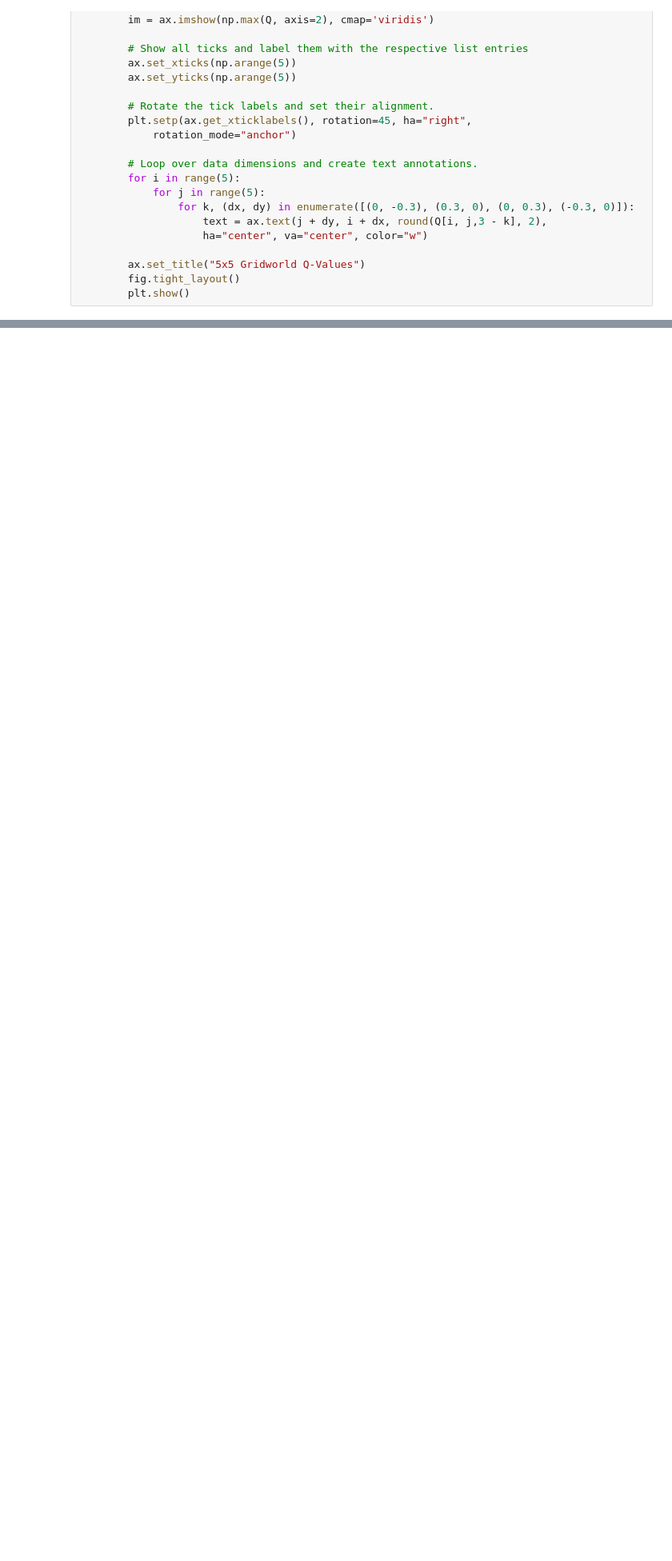
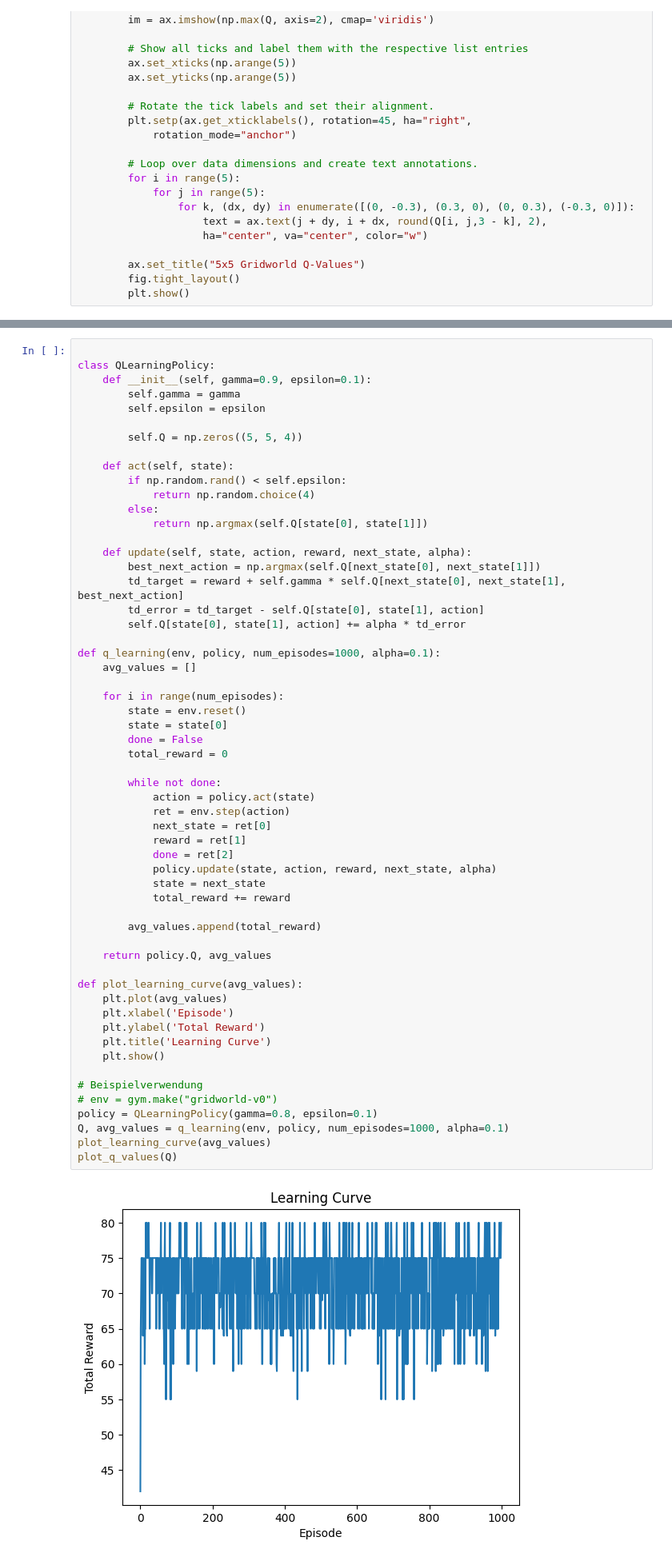
Before and after one commit to Fynn12345/DRL, a Jupyter notebook: sheet4/gridworlds/example_gridworld/B4A1.ipynb, the cells around one changed output, grey strips where cells are left out. Shown at 80% size. Cells and saved outputs as stored; diff of their text form; blank space fills up the shorter version.

```diff
--- a/sheet4/gridworlds/example_gridworld/B4A1.ipynb
+++ b/sheet4/gridworlds/example_gridworld/B4A1.ipynb
@@ -402,0 +403,59 @@ plot_learning_curves([V_1[2], V_2[2], V_3[2], V_4[2], V_5[2]], [1, 2, 3, 4, 5])
+# %%
+
+class QLearningPolicy:
+    def __init__(self, gamma=0.9, epsilon=0.1):
+        self.gamma = gamma
+        self.epsilon = epsilon
+
+        self.Q = np.zeros((5, 5, 4))
+
+    def act(self, state):
+        if np.random.rand() < self.epsilon:
+            return np.random.choice(4)
+        else:
+            return np.argmax(self.Q[state[0], state[1]])
+
+    def update(self, state, action, reward, next_state, alpha):
+        best_next_action = np.argmax(self.Q[next_state[0], next_state[1]])
+        td_target = reward + self.gamma * self.Q[next_state[0], next_state[1], best_next_action]
+        td_error = td_target - self.Q[state[0], state[1], action]
+        self.Q[state[0], state[1], action] += alpha * td_error
+
+def q_learning(env, policy, num_episodes=1000, alpha=0.1):
+    avg_values = []
+
+    for i in range(num_episodes):
+        state = env.reset()
+        state = state[0]
+        done = False
+        total_reward = 0
+
+        while not done:
+            action = policy.act(state)
+            ret = env.step(action)
+            next_state = ret[0]
+            reward = ret[1]
+            done = ret[2]
+            policy.update(state, action, reward, next_state, alpha)
+            state = next_state
+            total_reward += reward
+
+        avg_values.append(total_reward)
+
+    return policy.Q, avg_values
+
+def plot_learning_curve(avg_values):
+    plt.plot(avg_values)
+    plt.xlabel('Episode')
+    plt.ylabel('Total Reward')
+    plt.title('Learning Curve')
+    plt.show()
+
+# Beispielverwendung
+# env = gym.make("gridworld-v0")
+policy = QLearningPolicy(gamma=0.8, epsilon=0.1)
+Q, avg_values = q_learning(env, policy, num_episodes=1000, alpha=0.1)
+plot_learning_curve(avg_values)
+plot_q_values(Q)
+# %% [output]
+[figure, added]
```
Also changed, not shown: parts of 3 cells of this notebook.
